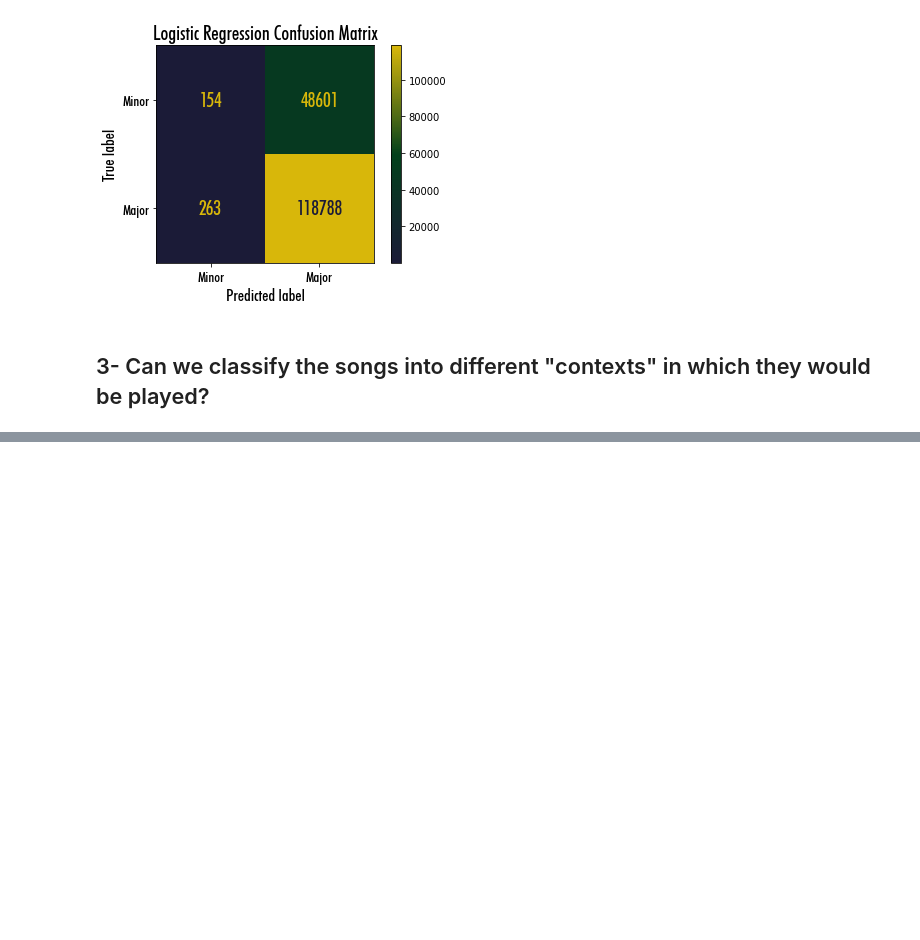
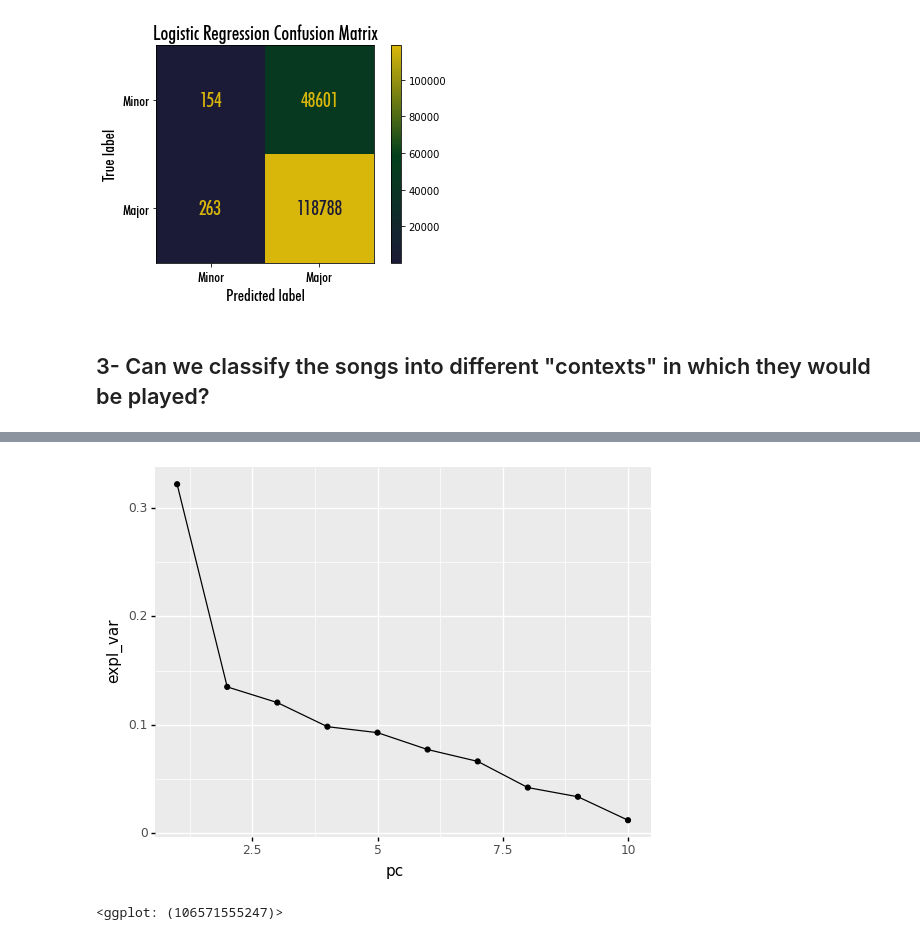
Before and after one commit to danshaub/CPSC392-Final-Project, a Jupyter notebook: Notebooks/Dan-FP.ipynb, the cells around one changed output, grey strips where cells are left out. Drawn from its saved outputs; the diff is of its cells as text; code cells hidden in the pictures; blank space fills up the shorter version.

```diff
--- a/Notebooks/Dan-FP.ipynb
+++ b/Notebooks/Dan-FP.ipynb
@@ -630,4 +642,5 @@ print(con_matrix_2.text_)
 # %%
-data_3 = pd.read_csv("../Data/data.csv")
+data_3 = pd.read_csv("../Data/data_modified.csv")
+data_3.dropna(inplace=True)
 data_3.head()
 # %% [output]
@@ -639,0 +653,15 @@ data_3.head()
+# %%
+features_3 = ["acousticness",
+              "danceability",
+              "energy",
+              "instrumentalness",
+              "loudness",
+              "speechiness",
+              "tempo",
+              "valence",
+              "explicit",
+              "mode"]
+
+data_3[features_3] = StandardScaler().fit_transform(data_3[features_3])
+
+data_3[features_3].head()
@@ -639,0 +678,3 @@ data_3.head()
+# %%
+pca_3 = PCA()
+pca_3.fit(data_3[features_3])
@@ -639,0 +683,5 @@ data_3.head()
+# %%
+pcaDF_3 = pd.DataFrame({"expl_var" : pca_3.explained_variance_ratio_,
+                      "pc": range(1,len(features_3)+1),
+                      "cum_var": pca_3.explained_variance_ratio_.cumsum()})
+pcaDF_3.head()
@@ -639,0 +695,5 @@ data_3.head()
+# %%
+ggplot(pcaDF_3, aes(x = "pc", y = "expl_var")) + geom_line() + geom_point()
+# %% [output]
+[figure, added]
+<ggplot: (106571555247)>
```
Also changed, not shown: parts of 26 cells of this notebook.
